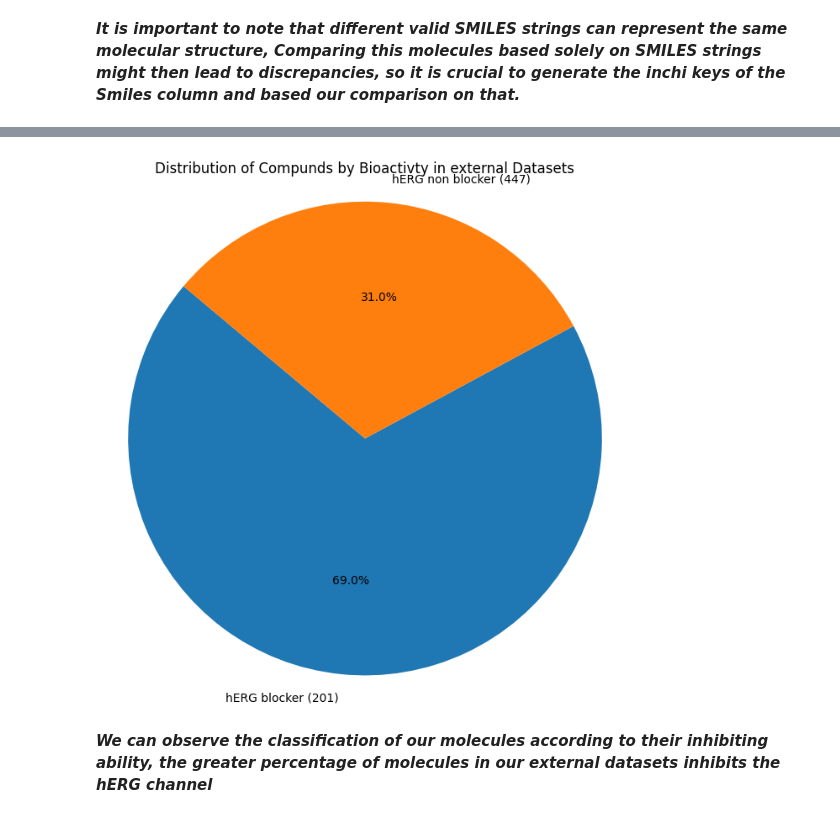
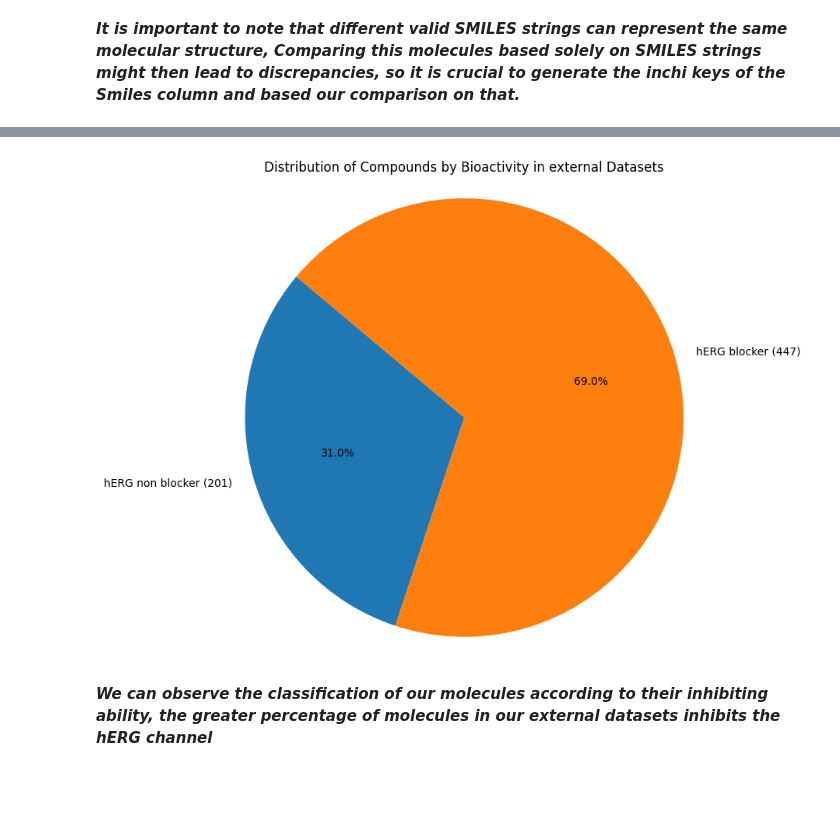
Before and after one commit to Malikbadmus/model-validation-eos30f3, a Jupyter notebook: notebooks/02_external_validation.ipynb, the cells around one changed output, grey strips where cells are left out. Saved outputs shown, nothing was run; the diff lists cells and outputs as text; code cells hidden in the pictures; blank space fills up the shorter version.

```diff
--- a/notebooks/02_external_validation.ipynb
+++ b/notebooks/02_external_validation.ipynb
@@ -104,19 +104,23 @@ memory usage: 20.2+ KB
 # %%
 class_counts = df['Y'].value_counts()
 class_names = {0: 'hERG non blocker', 1: 'hERG blocker'}
 
-# Create a pie chart
+
+class_counts_sorted = class_counts.sort_index()
+labels = class_counts_sorted.index.map(class_names)
+
+
 plt.figure(figsize=(8, 8))
-wedges, texts, autotexts = plt.pie(class_counts, labels=class_counts.index.map(class_names), autopct='%1.1f%%', startangle=140)
+wedges, texts, autotexts = plt.pie(class_counts_sorted, labels=labels, autopct='%1.1f%%', startangle=140)
 for i, label in enumerate(texts):
-    label.set_text(f"{label.get_text()} ({class_counts[i]})")
+    label.set_text(f"{label.get_text()} ({class_counts_sorted[i]})")
 
-plt.title('Distribution of Compunds by Bioactivty in external Datasets')
+plt.title('Distribution of Compounds by Bioactivity in external Datasets')
 plt.axis('equal')
 plt.savefig('../figures/external_datasets_piechart.png')
 plt.show()
 # %% [output]
-[figure, old version]
+[figure, new version]
 # %% [markdown]
 ***We can observe the classification of our molecules according to their inhibiting ability, the greater percentage of molecules in our external datasets inhibits the hERG channel***
 # %%
```
Also changed, not shown: parts of 6 cells of this notebook.
